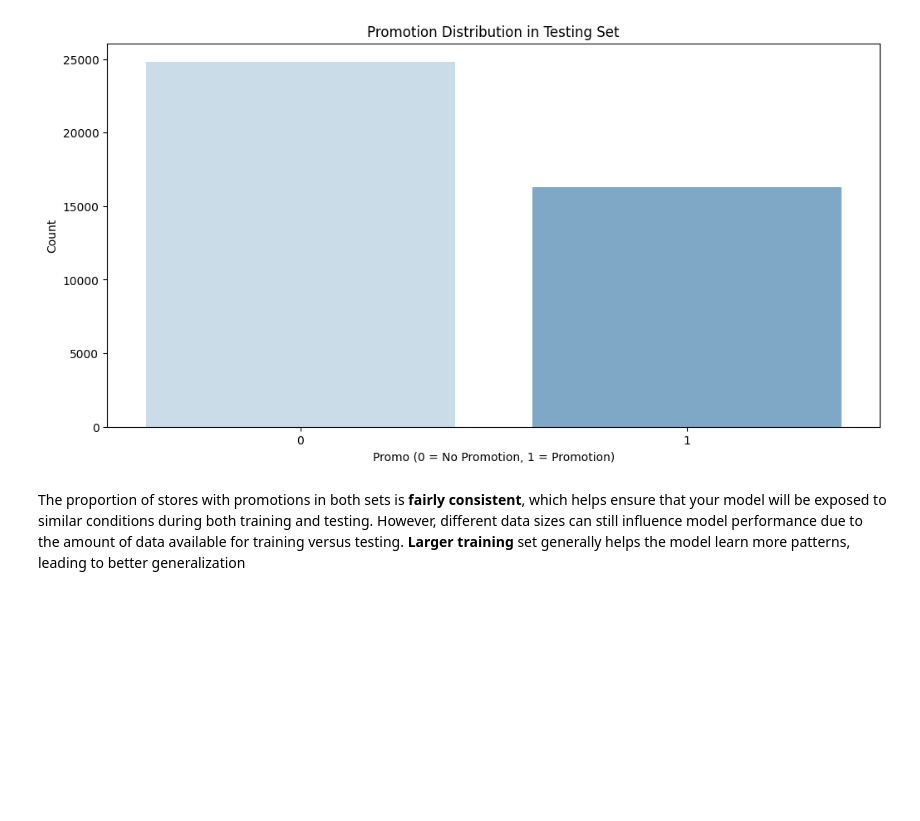
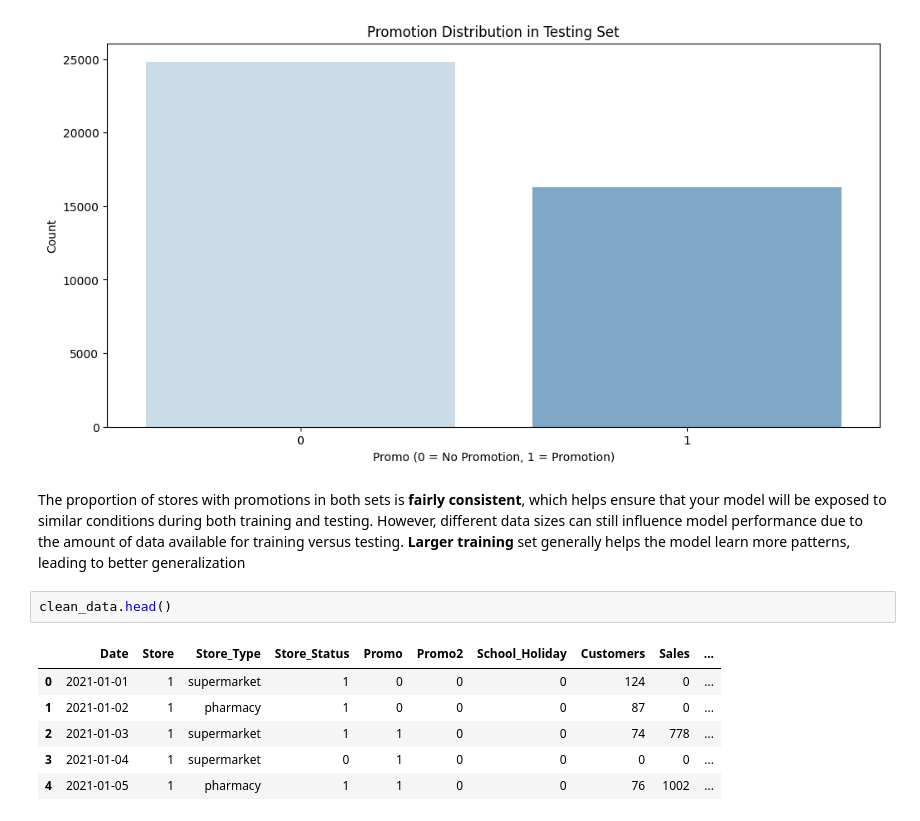
Before and after one commit to helinatefera/10xWeek4, a Jupyter notebook: notebooks/task_1.ipynb, the cells around one changed output. Drawn from its saved outputs; the diff is of its cells as text; blank space fills up the shorter version.

```diff
--- a/notebooks/task_1.ipynb
+++ b/notebooks/task_1.ipynb
@@ -150,3 +152,12 @@ Passing `palette` without assigning `hue` is deprecated and will be removed in v
 [figure]
 # %% [markdown]
 The proportion of stores with promotions in both sets is **fairly consistent**, which helps ensure that your model will be exposed to similar conditions during both training and testing. However, different data sizes can still influence model performance due to the amount of data available for training versus testing.  **Larger training** set generally helps the model learn more patterns, leading to better generalization
+# %%
+clean_data.head()
+# %% [output]
+|  | Date | Store | Store_Type | Store_Status | Promo | Promo2 | School_Holiday | Customers | Sales | ... |
+| 0 | 2021-01-01 | 1 | supermarket | 1 | 0 | 0 | 0 | 124 | 0 | ... |
+| 1 | 2021-01-02 | 1 | pharmacy | 1 | 0 | 0 | 0 | 87 | 0 | ... |
+| 2 | 2021-01-03 | 1 | supermarket | 1 | 1 | 0 | 0 | 74 | 778 | ... |
+| 3 | 2021-01-04 | 1 | supermarket | 0 | 1 | 0 | 0 | 0 | 0 | ... |
+| 4 | 2021-01-05 | 1 | pharmacy | 1 | 1 | 0 | 0 | 76 | 1002 | ... |
```
Also changed, not shown: parts of 6 cells of this notebook.
